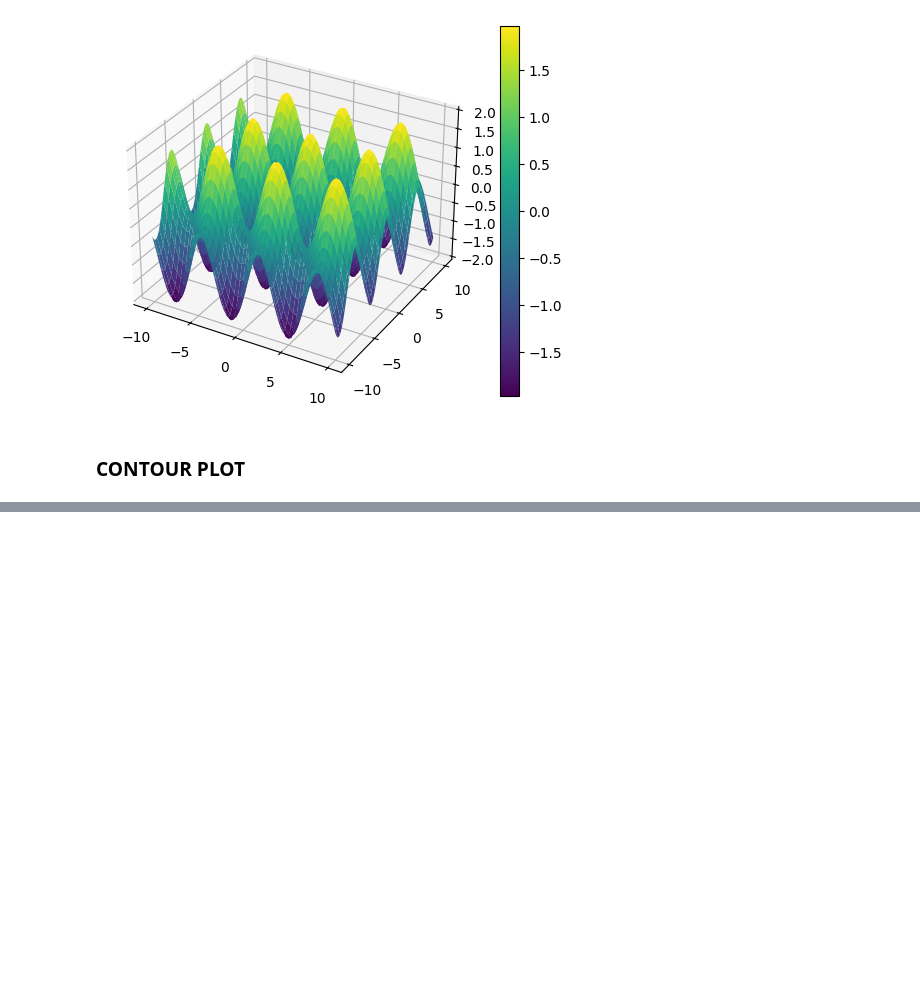
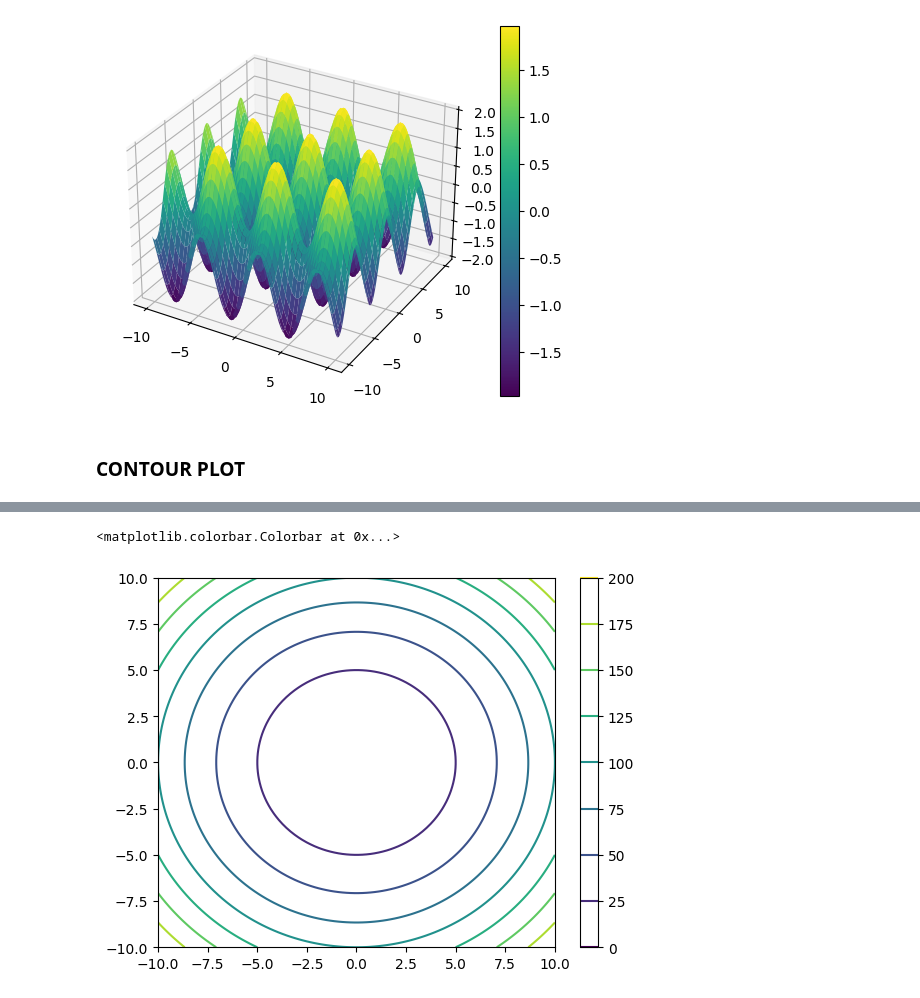
Before and after one commit to harry9855/PYTHON-AI-ML, a Jupyter notebook: Advance_MatplotLib.ipynb, the cells around one changed output, grey strips where cells are left out. Cells and saved outputs as stored; diff of their text form; code cells hidden in the pictures; blank space fills up the shorter version.

```diff
--- a/Advance_MatplotLib.ipynb
+++ b/Advance_MatplotLib.ipynb
@@ -450,9 +503,9 @@ fig.colorbar(p)
 # %%
-x=np.linspace(-10,10,100)
-y=np.linspace(-10,10,100)
-X,Y=np.meshgrid(x,y)
+fig=plt.figure()
+ax=plt.axes()
 Z=X**2+Y**2
-fig=plt.figure()
-ax=plt.axes(projection='3d')
-p=ax.plot_surface(X,Y,Z,cmap='viridis')
+p=ax.contour(X,Y,Z,cmap='viridis')
 fig.colorbar(p)
+# %% [output]
+<matplotlib.colorbar.Colorbar at 0x...>
+[figure, added]
```
Also changed, not shown: parts of 19 cells of this notebook.
